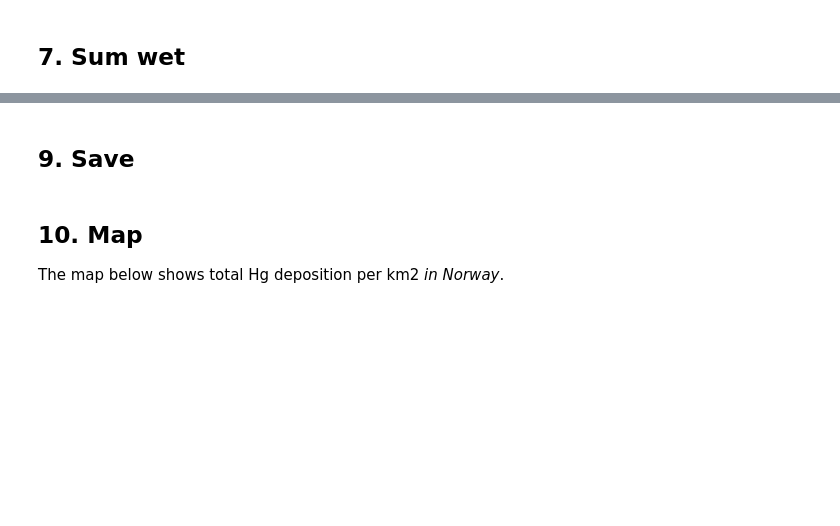
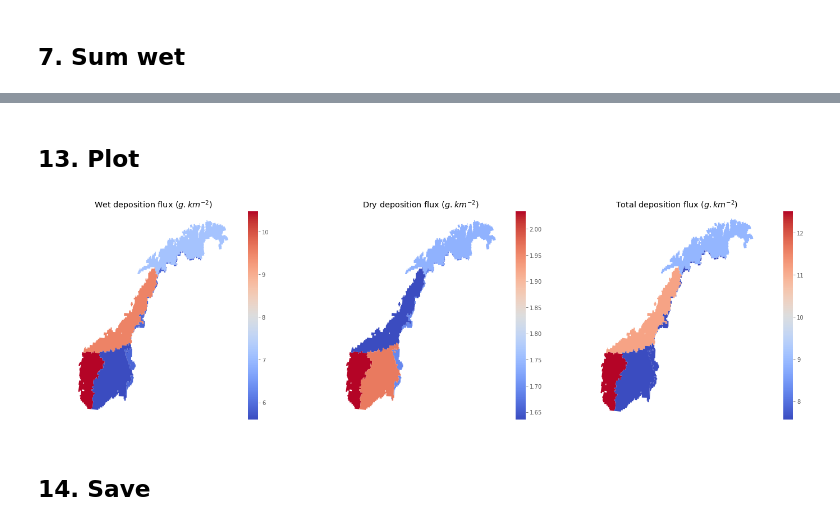
Before and after one commit to JamesSample/misc, a Jupyter notebook: emep_hg_dep.ipynb, the cells around one changed output, grey strips where cells are left out. Cells and saved outputs as stored; diff of their text form; code cells hidden in the pictures; blank space fills up the shorter version.

```diff
--- a/emep_hg_dep.ipynb
+++ b/emep_hg_dep.ipynb
@@ -169,0 +238,5 @@ gdf.head()
+# %%
+# Dissolve, summing deposition and frac_area
+emep_gdf = emep_gdf.dissolve(by='ospar_regi', aggfunc='sum')
+
+emep_gdf
@@ -169,0 +253,6 @@ gdf.head()
+# %%
+# Divide dep by region area
+for dep in ['total_dry', 'total_wet', 'total_dep']:
+    emep_gdf['%s_flux_g/km2' % dep] = emep_gdf['%s_g' % dep] / emep_gdf['frac_area']
+
+emep_gdf
@@ -170,5 +267,52 @@ gdf.head()
+# %% [markdown]
+## 13. Plot
+# %%
+# Project to UTM Z33N
+gdf = emep_gdf.to_crs({'init':'epsg:32633'})
+
+# Setup plots
+fig, axes = plt.subplots(nrows=1, ncols=3, figsize=(20,6))
+
+# Plot wet
+gdf.plot(column='total_wet_flux_g/km2',
+         cmap='coolwarm',
+      #   scheme='quantiles',
+         legend=True,
+         legend_kwds={'loc':'upper left'},
+         ax=axes[0])
+axes[0].set_title('Wet deposition flux ($g.km^{-2}$)')
+
+# Plot dry
+gdf.plot(column='total_dry_flux_g/km2',
+         cmap='coolwarm',
+      #   scheme='quantiles',
+         legend=True,
+         legend_kwds={'loc':'upper left'},
+         ax=axes[1])
+axes[1].set_title('Dry deposition flux ($g.km^{-2}$)')
+
+# Plot total
+gdf.plot(column='total_dep_flux_g/km2',
+         cmap='coolwarm',
+      #   scheme='equal_interval',
+         legend=True,
+         legend_kwds={'loc':'upper left'},
+         ax=axes[2])
+axes[2].set_title('Total deposition flux ($g.km^{-2}$)')
+
+# Turn off axes
+for ax in axes:
+    ax.set_axis_off()
+plt.axis('equal')
+plt.tight_layout()
+
+# Save figure
+png_path = r'C:\Data\James_Work\Staff\Hans_Fredrik_B\EMEP_Hg_Dep\png\norway_hg_dep_2016.png'
+plt.savefig(png_path, dpi=300)
+# %% [output]
+[figure, added]
 # %% [markdown]
-## 9. Save
+## 14. Save
 # %%
 # Save as geojson
 out_json = (r'C:\Data\James_Work\Staff\Hans_Fredrik_B\EMEP_Hg_Dep'
@@ -183,4 +327,0 @@ df.to_csv(out_csv, index=False)
-# %% [markdown]
-## 10. Map
-
-The map below shows total Hg deposition per km2 *in Norway*.
```
Also changed, not shown: parts of 24 cells of this notebook.
